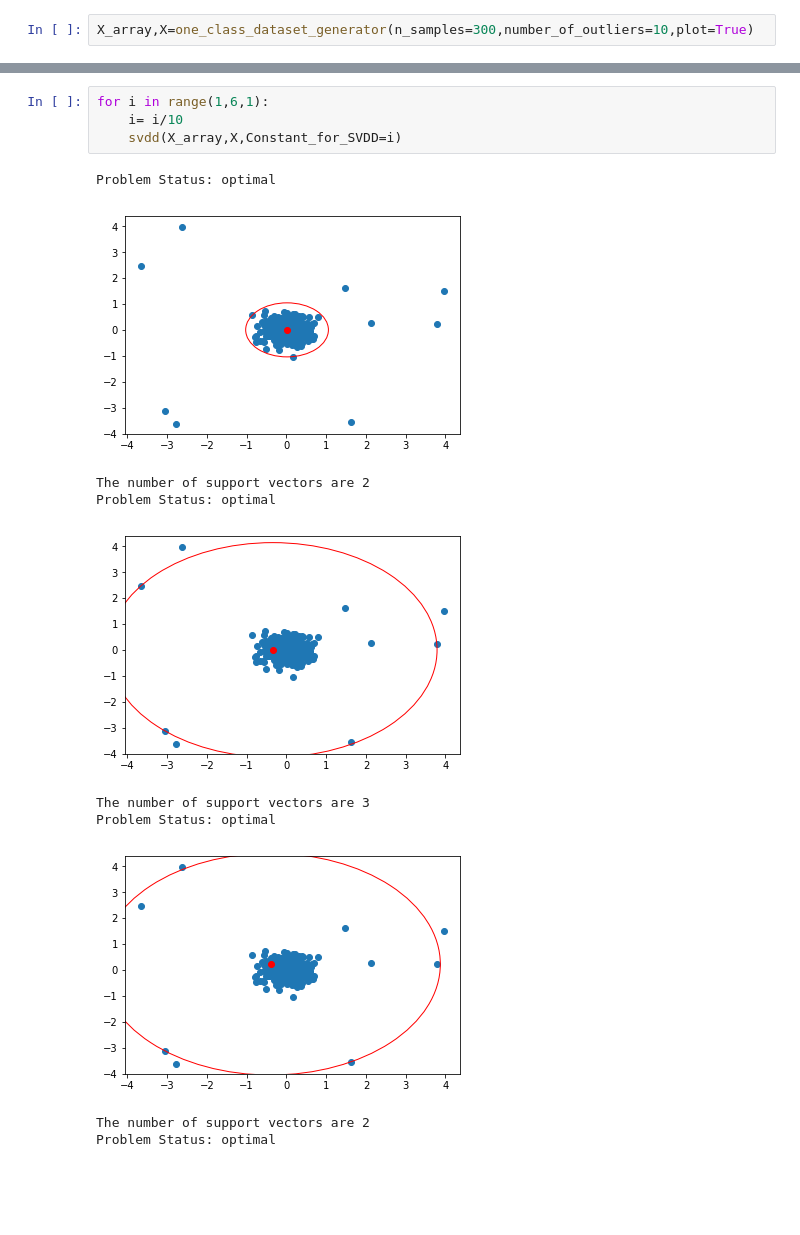
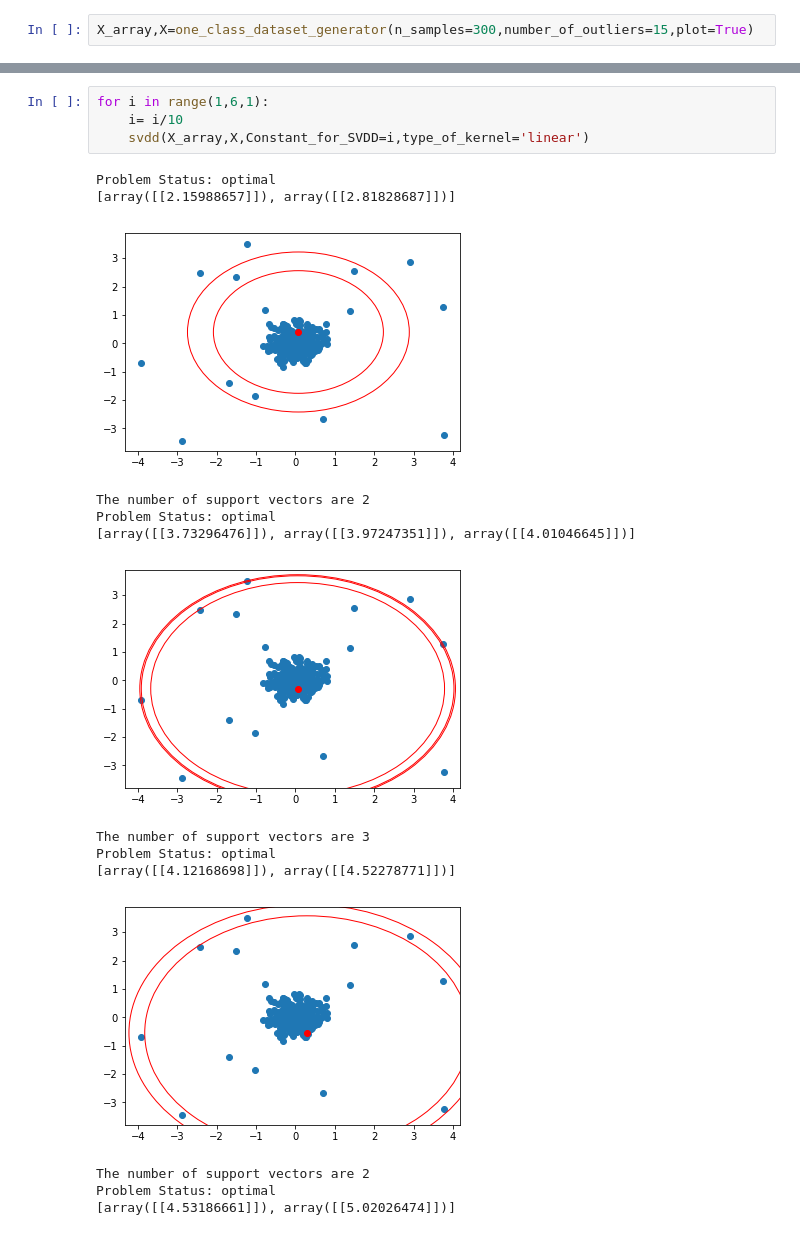
Before and after one commit to rohilrg/Kernel-Methods--Advanced-Machine-Learning, a Jupyter notebook: SVDD_implementation.ipynb, the cells around one changed output, grey strips where cells are left out. Cells and saved outputs as stored; diff of their text form; blank space fills up the shorter version.

```diff
--- a/SVDD_implementation.ipynb
+++ b/SVDD_implementation.ipynb
@@ -3,3 +4,3 @@ from SVDD_definitions import one_class_dataset_generator,svdd
 # %%
-X_array,X=one_class_dataset_generator(n_samples=300,number_of_outliers=10,plot=True)
+X_array,X=one_class_dataset_generator(n_samples=300,number_of_outliers=15,plot=True)
 # %% [output]
@@ -7,15 +10,19 @@ X_array,X=one_class_dataset_generator(n_samples=300,number_of_outliers=10,plot=T
 # %%
 for i in range(1,6,1):
     i= i/10
-    svdd(X_array,X,Constant_for_SVDD=i)
+    svdd(X_array,X,Constant_for_SVDD=i,type_of_kernel='linear')
 # %% [output]
 Problem Status: optimal
+[array([[2.15988657]]), array([[2.81828687]])]
-[figure, old version]
+[figure, new version]
 The number of support vectors are 2
 Problem Status: optimal
+[array([[3.73296476]]), array([[3.97247351]]), array([[4.01046645]])]
-[figure, old version]
+[figure, new version]
 The number of support vectors are 3
 Problem Status: optimal
+[array([[4.12168698]]), array([[4.52278771]])]
-[figure, old version]
+[figure, new version]
 The number of support vectors are 2
 Problem Status: optimal
+[array([[4.53186661]]), array([[5.02026474]])]
```
Also changed, not shown: parts of 8 cells of this notebook.
